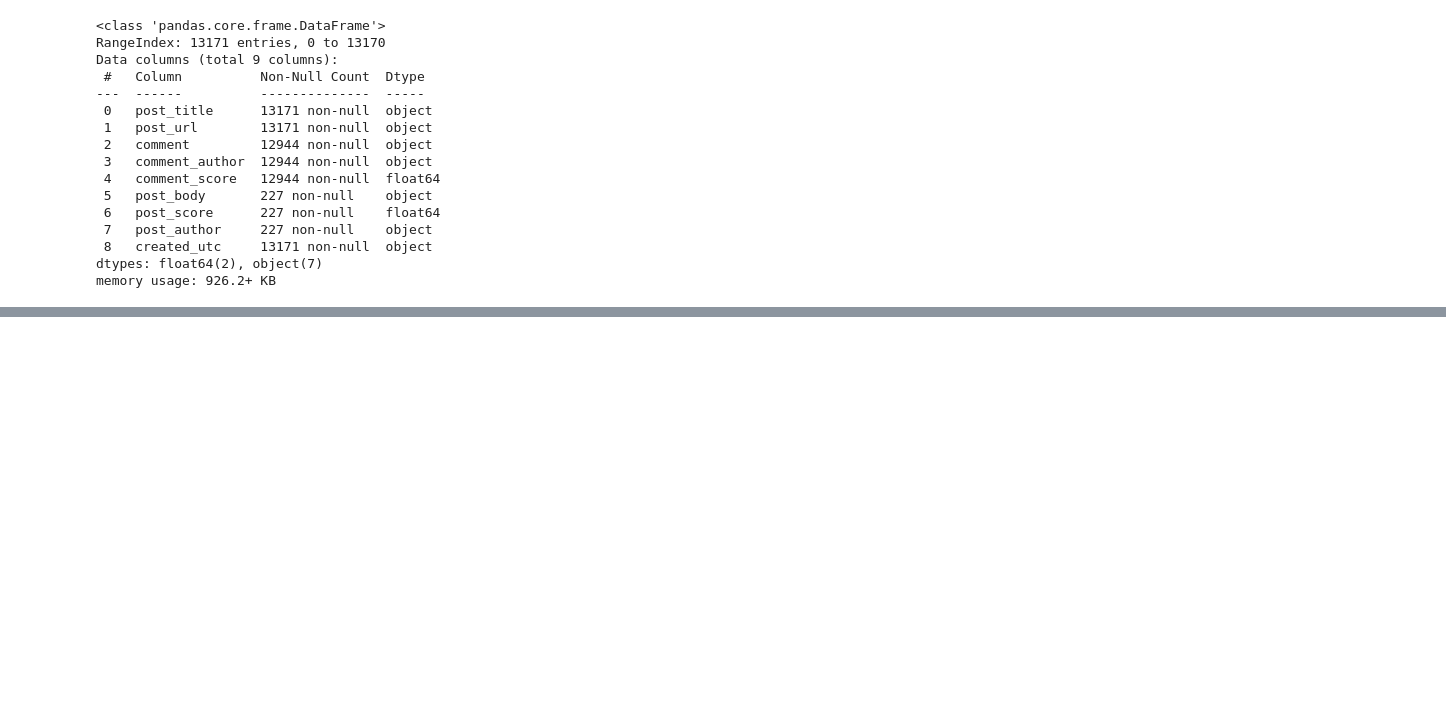
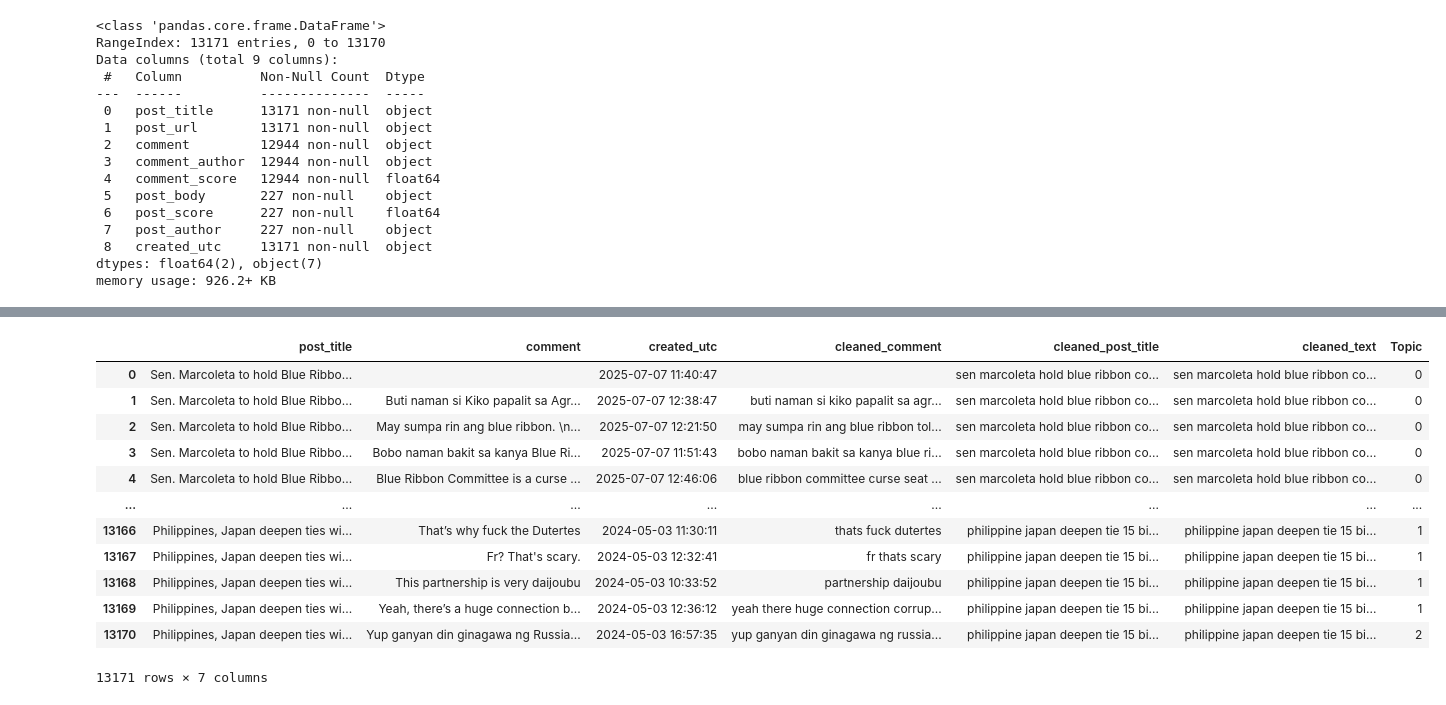
Before and after one commit to louis-uwie/philippine-agriculture-reddit-analysis, a Jupyter notebook: Binwag - PhilippineRedditAgricultureAnalysis/notebook/01-eda.ipynb, the cells around one changed output, grey strips where cells are left out. Cells and saved outputs as stored; diff of their text form; code cells hidden in the pictures; blank space fills up the shorter version.

```diff
--- a/Binwag - PhilippineRedditAgricultureAnalysis/notebook/01-eda.ipynb
+++ b/Binwag - PhilippineRedditAgricultureAnalysis/notebook/01-eda.ipynb
@@ -121,0 +266,14 @@ def clean_text(text):
+# %%
+# Drop unnecessary columns
+reddit_cleaned = reddit_cleaned.drop(
+    ["comment_score", "comment_author", "post_url", "post_score", "post_body", "post_author",],
+    axis=1
+)
+
+# Export to CSV
+output_path = "../Binwag - PhilippineRedditAgricultureAnalysis/data/reddit_cleaned.csv"
+reddit_cleaned.to_csv(output_path, index=False, encoding="utf-8")
+
+print(f"Cleaned dataset saved to {output_path}")
+
+reddit_cleaned.tail()
@@ -121,0 +377,3 @@ def clean_text(text):
+# %%
+vectorizer = CountVectorizer(max_df=0.95, min_df=2, stop_words='english')
+doc_term_matrix = vectorizer.fit_transform(reddit_cleaned['cleaned_text'])
@@ -121,0 +384,3 @@ def clean_text(text):
+# %%
+LDA = LatentDirichletAllocation(n_components=3, random_state=42)
+LDA.fit(doc_term_matrix)
@@ -121,0 +454,3 @@ def clean_text(text):
+# %%
+doc_topic_matrix = LDA.transform(doc_term_matrix)
+doc_topic_matrix
@@ -121,0 +465,17 @@ def clean_text(text):
+# %%
+reddit_cleaned['Topic'] = doc_topic_matrix.argmax(axis=1)
+reddit_cleaned
+# %% [output]
+|  | post_title | comment | created_utc | cleaned_comment | cleaned_post_title | cleaned_text | Topic |
+| 0 | Sen. Marcoleta to hold Blue Ribbo... |  | 2025-07-07 11:40:47 |  | sen marcoleta hold blue ribbon co... | sen marcoleta hold blue ribbon co... | 0 |
+| 1 | Sen. Marcoleta to hold Blue Ribbo... | Buti naman si Kiko papalit sa Agr... | 2025-07-07 12:38:47 | buti naman si kiko papalit sa agr... | sen marcoleta hold blue ribbon co... | sen marcoleta hold blue ribbon co... | 0 |
+| 2 | Sen. Marcoleta to hold Blue Ribbo... | May sumpa rin ang blue ribbon. \n... | 2025-07-07 12:21:50 | may sumpa rin ang blue ribbon tol... | sen marcoleta hold blue ribbon co... | sen marcoleta hold blue ribbon co... | 0 |
+| 3 | Sen. Marcoleta to hold Blue Ribbo... | Bobo naman bakit sa kanya Blue Ri... | 2025-07-07 11:51:43 | bobo naman bakit sa kanya blue ri... | sen marcoleta hold blue ribbon co... | sen marcoleta hold blue ribbon co... | 0 |
+| 4 | Sen. Marcoleta to hold Blue Ribbo... | Blue Ribbon Committee is a curse ... | 2025-07-07 12:46:06 | blue ribbon committee curse seat ... | sen marcoleta hold blue ribbon co... | sen marcoleta hold blue ribbon co... | 0 |
+| ... | ... | ... | ... | ... | ... | ... | ... |
+| 13166 | Philippines, Japan deepen ties wi... | That’s why fuck the Dutertes | 2024-05-03 11:30:11 | thats fuck dutertes | philippine japan deepen tie 15 bi... | philippine japan deepen tie 15 bi... | 1 |
+| 13167 | Philippines, Japan deepen ties wi... | Fr? That's scary. | 2024-05-03 12:32:41 | fr thats scary | philippine japan deepen tie 15 bi... | philippine japan deepen tie 15 bi... | 1 |
+| 13168 | Philippines, Japan deepen ties wi... | This partnership is very daijoubu | 2024-05-03 10:33:52 | partnership daijoubu | philippine japan deepen tie 15 bi... | philippine japan deepen tie 15 bi... | 1 |
+| 13169 | Philippines, Japan deepen ties wi... | Yeah, there’s a huge connection b... | 2024-05-03 12:36:12 | yeah there huge connection corrup... | philippine japan deepen tie 15 bi... | philippine japan deepen tie 15 bi... | 1 |
+| 13170 | Philippines, Japan deepen ties wi... | Yup ganyan din ginagawa ng Russia... | 2024-05-03 16:57:35 | yup ganyan din ginagawa ng russia... | philippine japan deepen tie 15 bi... | philippine japan deepen tie 15 bi... | 2 |
+13171 rows × 7 columns
```
Also changed, not shown: parts of 32 cells of this notebook, 6 other files.
